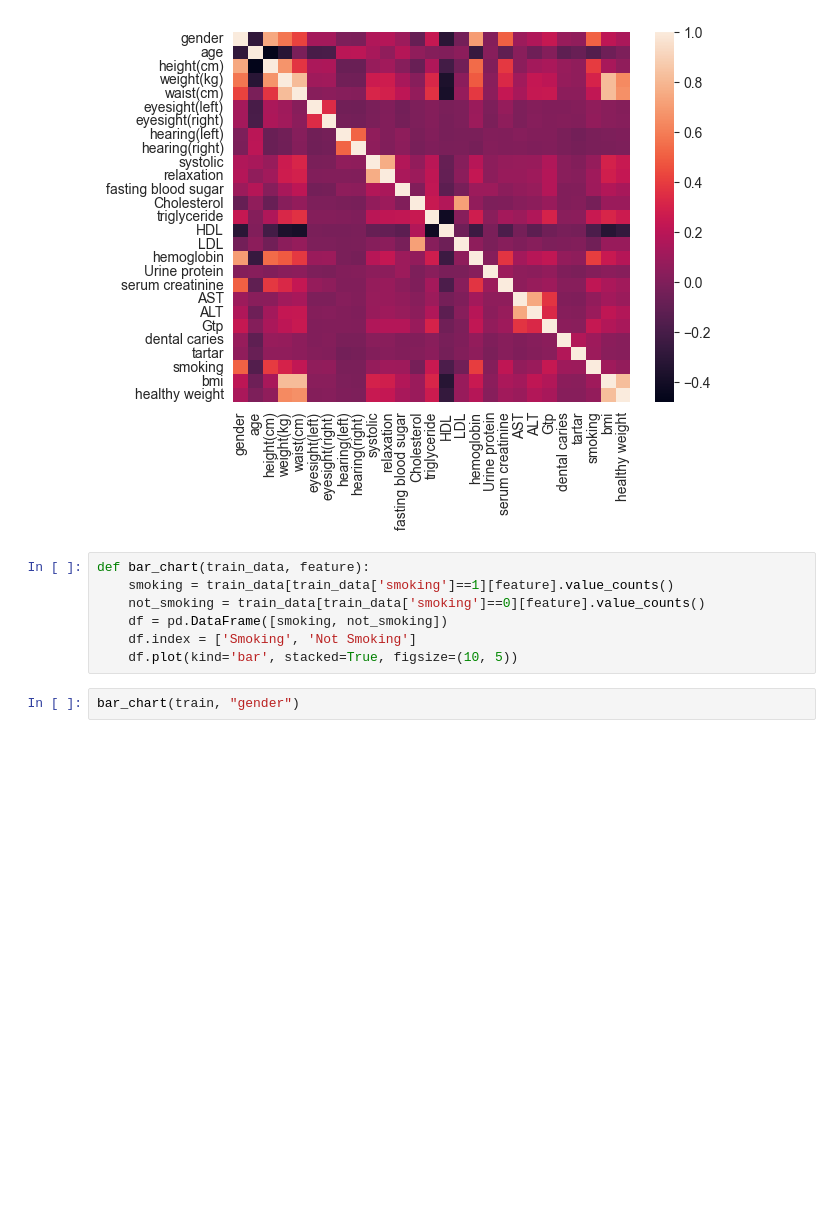
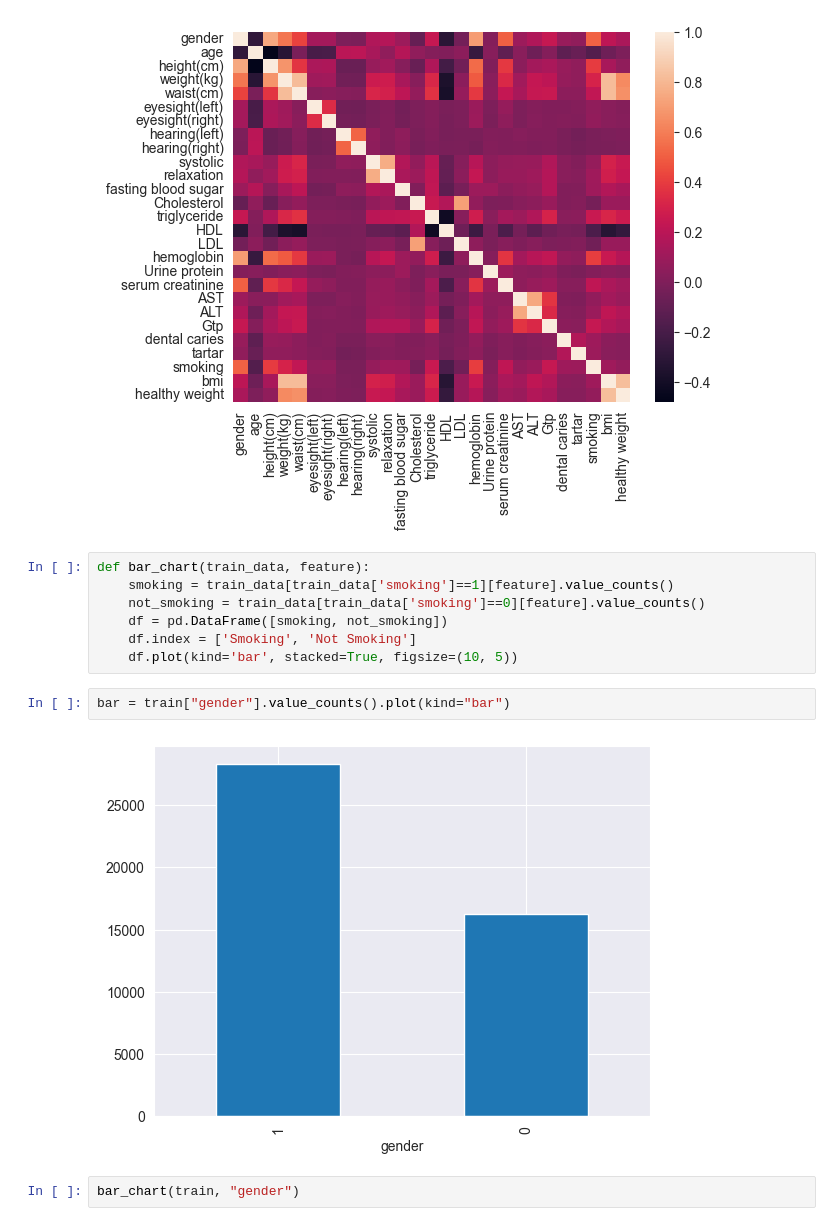
Before and after one commit to balooooooooo/machine_learning_1_coursework, a Jupyter notebook: data_exploration.ipynb, the cells around one changed output. Drawn from its saved outputs; the diff is of its cells as text; blank space fills up the shorter version.

```diff
--- a/data_exploration.ipynb
+++ b/data_exploration.ipynb
@@ -28,6 +28,10 @@ def bar_chart(train_data, feature):
     df = pd.DataFrame([smoking, not_smoking])
     df.index = ['Smoking', 'Not Smoking']
     df.plot(kind='bar', stacked=True, figsize=(10, 5))
+# %%
+bar = train["gender"].value_counts().plot(kind="bar")
+# %% [output]
+[figure, added]
 # %%
 bar_chart(train, "gender")
 # %% [output]
```
Also changed, not shown: parts of 1 cell of this notebook, 1 other file.
